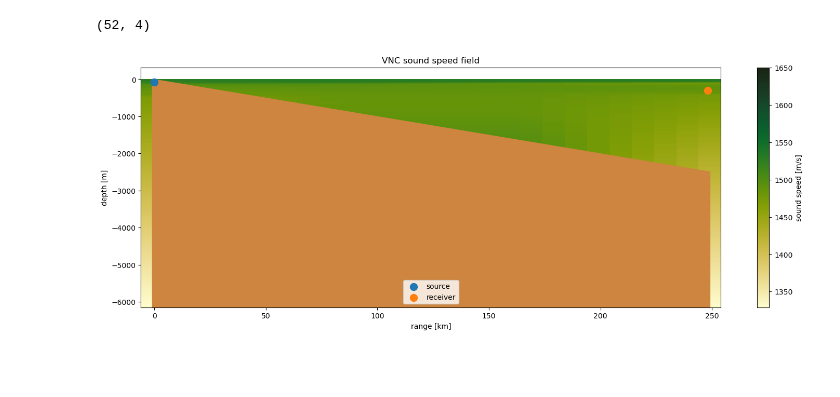
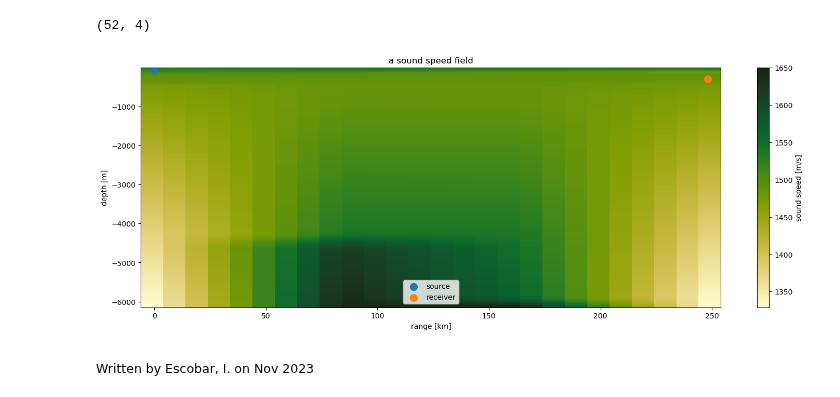
Before and after one commit to IvanaEscobar/sandbox, a Jupyter notebook: sandbox/bin/notebooks/sb_read-prt.ipynb, the cells around one changed output. Saved outputs shown, nothing was run; the diff lists cells and outputs as text; code cells hidden in the pictures; blank space fills up the shorter version.

```diff
--- a/sandbox/bin/notebooks/sb_read-prt.ipynb
+++ b/sandbox/bin/notebooks/sb_read-prt.ipynb
@@ -80,26 +80,27 @@ Xn, Zn = np.meshgrid(nlats, nZs)
 # %%
 plt.figure(figsize=(18,6))
 
 # SSP Field
 plt.pcolormesh(Xn, Zn, nfield, cmap=cm.speed)
 cbar = plt.colorbar()
 cbar.ax.set_ylabel('sound speed [m/s]')
 
-# Bathymetry: fill below the line
-plt.fill_between(nlats, -10*nlats, min(nZs), color='peru')
+# # Bathymetry: fill below the line
+# plt.fill_between(nlats, -10*nlats, min(nZs), color='peru')
 
 # Source and receiver positions
 plt.scatter(0, -73, label='source',s=100,zorder=1)
 plt.scatter(248., -300, label='receiver',s=100)
 plt.legend(loc='lower center')
 
 # labels
-plt.title('VNC sound speed field')
+plt.title('a sound speed field')
 plt.ylabel('depth [m]')
 plt.xlabel('range [km]')
 
 # display
-#plt.savefig('vnc_sound-speed_smoothed.png', bbox_inches='tight', transparent=True)
 plt.show()
 # %% [output]
-[figure, old version]
+[figure, new version]
+# %% [markdown]
+<sub> Written by Escobar, I. on Nov 2023 </sub>
```
Also changed, not shown: 1 other file.
